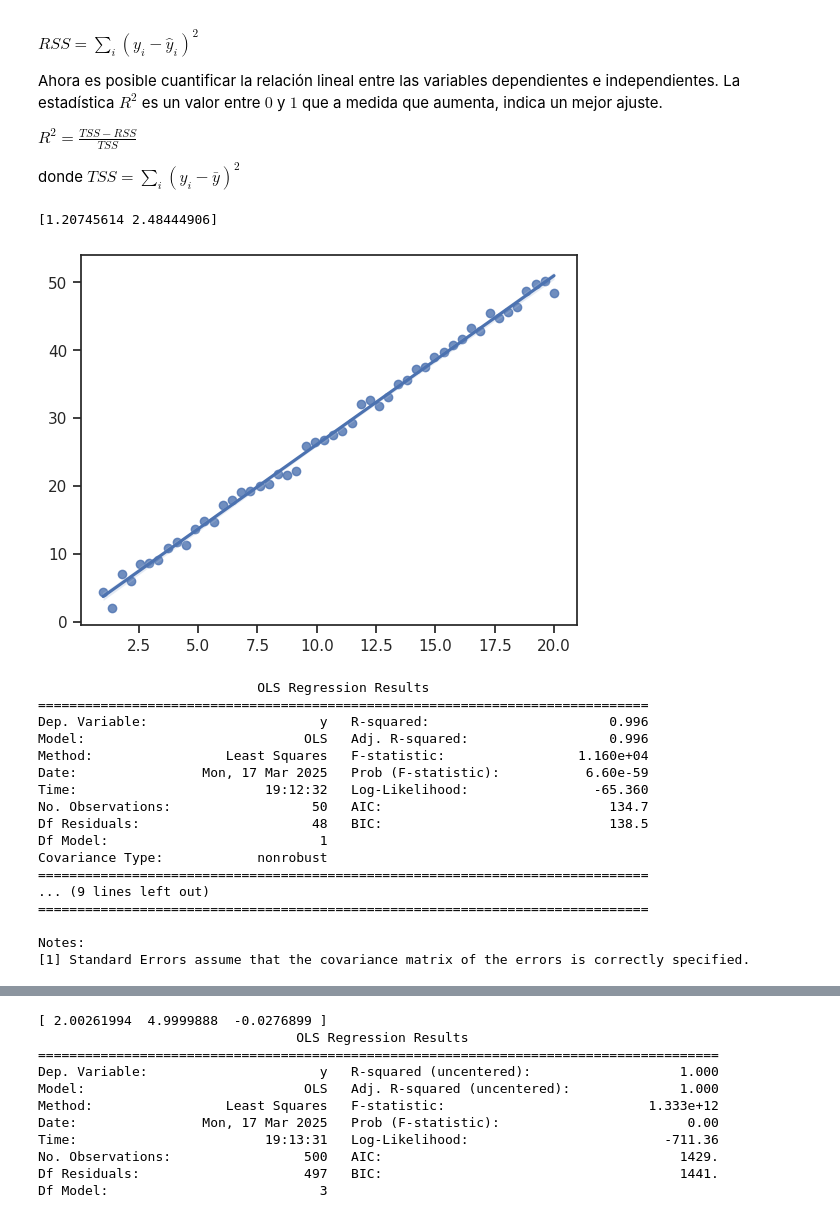
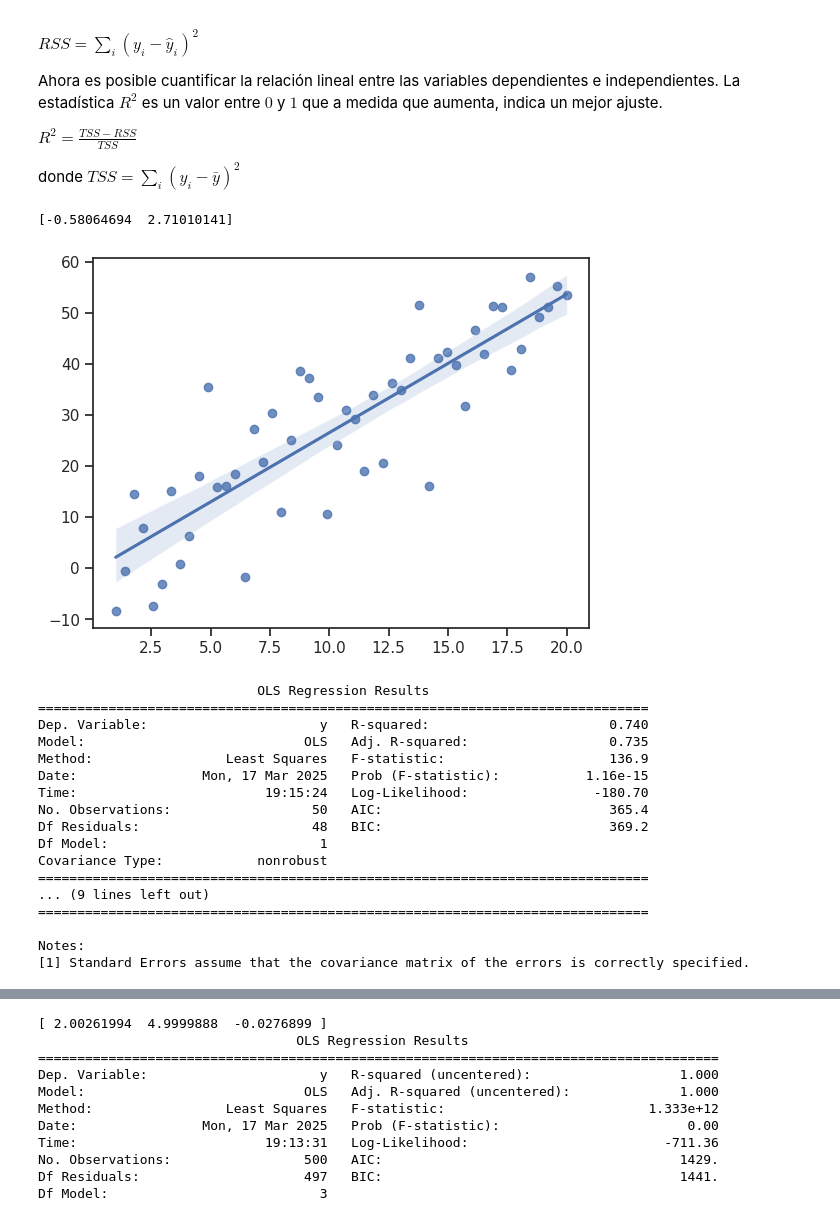
Before and after one commit to shernandez-ucm/analisis_algoritmos, a Jupyter notebook: 2.-diseno_experimentos.ipynb, the cells around one changed output, grey strips where cells are left out. Cells and saved outputs as stored; diff of their text form; code cells hidden in the pictures.

```diff
--- a/2.-diseno_experimentos.ipynb
+++ b/2.-diseno_experimentos.ipynb
@@ -161,33 +161,33 @@ donde $TSS=\sum_i (y_i-\bar y)^2$
 # %%
 import statsmodels.api as sm
 
 samples=50
 
 x=np.linspace(1,20,samples)
 
-y_9=1.0+2.5*x+np.random.normal(0,1,samples)
+y_9=1.0+2.5*x+np.random.normal(0,10,samples)
 
 x_1 = sm.add_constant(x)
 
 model = sm.OLS(y_9, x_1).fit()
 
 print(model.params)
 sns.regplot(x=x, y=y_9, fit_reg=True)
 plt.show()
 
 print(model.summary())
 # %% [output]
-[1.20745614 2.48444906]
+[-0.58064694  2.71010141]
-[figure, old version]
+[figure, new version]
                             OLS Regression Results
 ==============================================================================
-Dep. Variable:                      y   R-squared:                       0.996
-Model:                            OLS   Adj. R-squared:                  0.996
-Method:                 Least Squares   F-statistic:                 1.160e+04
-Date:                Mon, 17 Mar 2025   Prob (F-statistic):           6.60e-59
-Time:                        19:12:32   Log-Likelihood:                -65.360
-No. Observations:                  50   AIC:                             134.7
-Df Residuals:                      48   BIC:                             138.5
+Dep. Variable:                      y   R-squared:                       0.740
+Model:                            OLS   Adj. R-squared:                  0.735
+Method:                 Least Squares   F-statistic:                     136.9
+Date:                Mon, 17 Mar 2025   Prob (F-statistic):           1.16e-15
+Time:                        19:15:24   Log-Likelihood:                -180.70
+No. Observations:                  50   AIC:                             365.4
+Df Residuals:                      48   BIC:                             369.2
 Df Model:                           1
 Covariance Type:            nonrobust
 ==============================================================================
```
Also changed, not shown: parts of 1 cell of this notebook.
